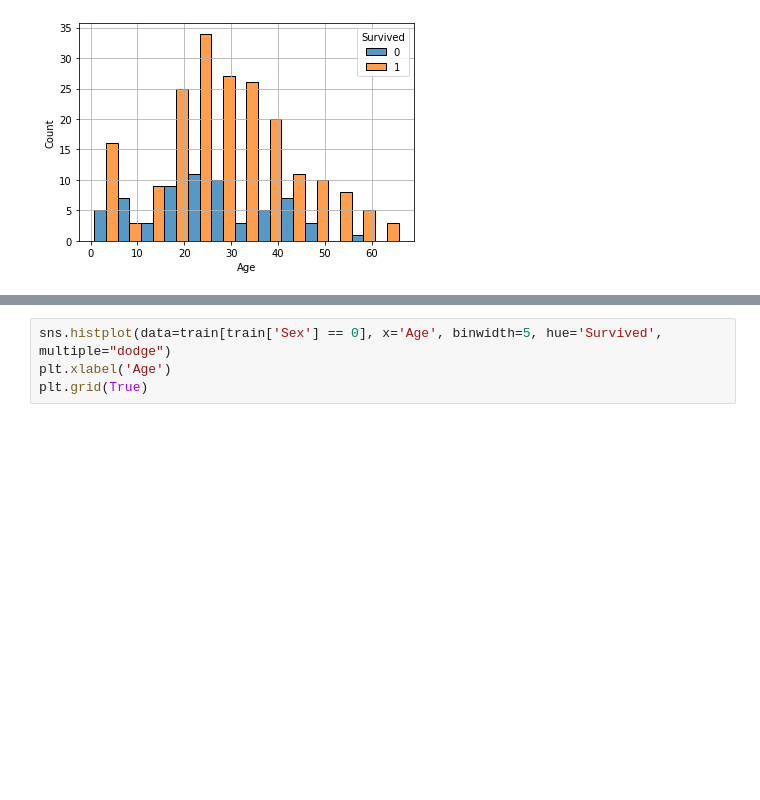
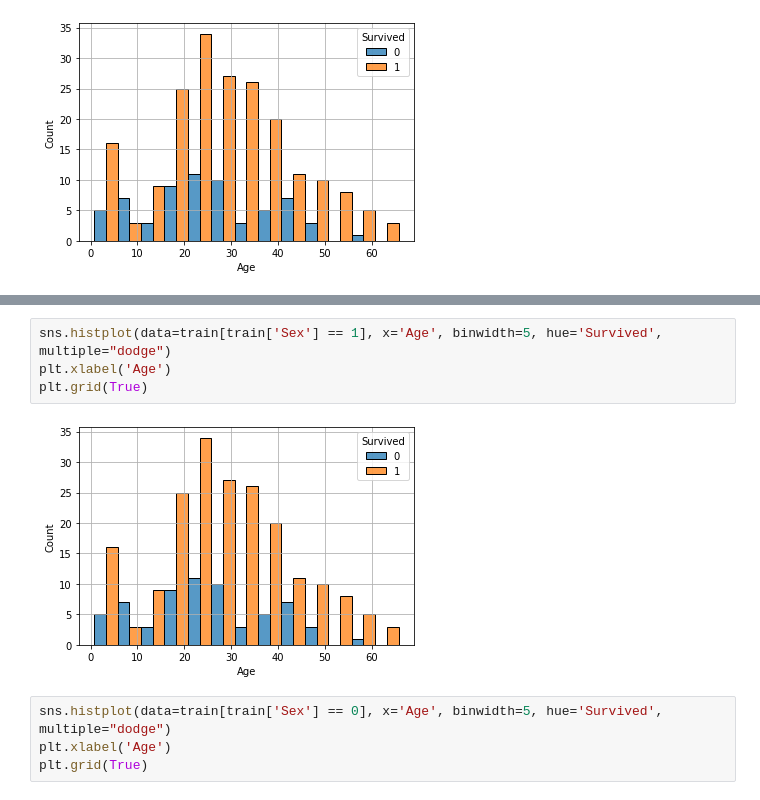
Before and after one commit to kanameg/ml4se, a Jupyter notebook: python/src/data_analysis.ipynb, the cells around one changed output, grey strips where cells are left out. Drawn from its saved outputs; the diff is of its cells as text; blank space fills up the shorter version.

```diff
--- a/python/src/data_analysis.ipynb
+++ b/python/src/data_analysis.ipynb
@@ -188,3 +194,9 @@ plt.grid(True)
+# %%
+sns.histplot(data=train[train['Sex'] == 1], x='Age', binwidth=5, hue='Survived', multiple="dodge")
+plt.xlabel('Age')
+plt.grid(True)
+# %% [output]
+[figure, added]
 # %%
 sns.histplot(data=train[train['Sex'] == 0], x='Age', binwidth=5, hue='Survived', multiple="dodge")
 plt.xlabel('Age')
```
Also changed, not shown: parts of 5 cells of this notebook.
